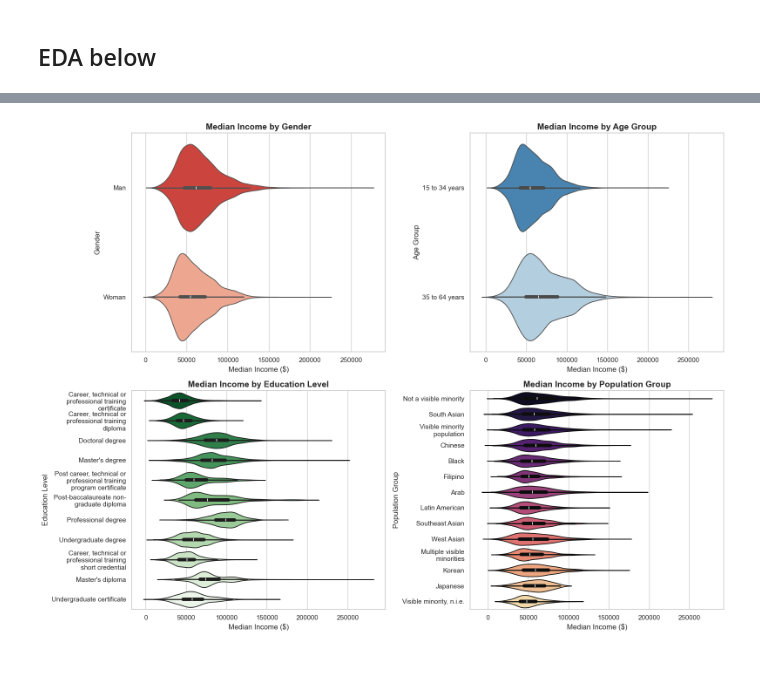
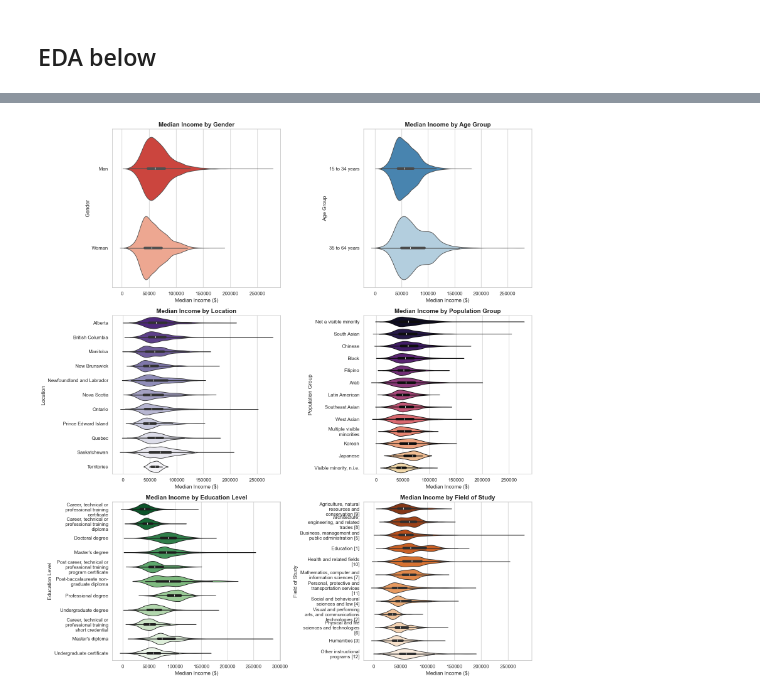
Before and after one commit to diverse-data-hub/diverse-data-hub.github.io, a Jupyter notebook: scripts/postgradincome.ipynb, the cells around one changed output, grey strips where cells are left out. Cells and saved outputs as stored; diff of their text form; code cells hidden in the pictures; blank space fills up the shorter version.

```diff
--- a/scripts/postgradincome.ipynb
+++ b/scripts/postgradincome.ipynb
@@ -265,15 +307,11 @@ plt.show()
 # %%
-import textwrap
-import matplotlib.pyplot as plt
-import seaborn as sns
-
-# Helper function to wrap long category strings
-def wrap_labels(labels, width=25):
+# Helper function to wrap long strings
+def wrap_labels(labels, width=20):
     return [textwrap.fill(str(label), width=width) for label in labels]
 
 # Set the visual style
 sns.set_theme(style="whitegrid")
-fig, axes = plt.subplots(2, 2, figsize=(16, 12))
+fig, axes = plt.subplots(3, 2, figsize=(16, 18))
 
 # 1. Income by Gender
 sns.violinplot(
@@ -283,37 +321,57 @@ sns.violinplot(
 axes[0, 0].set_title('Median Income by Gender', fontsize=14, fontweight='bold')
 axes[0, 0].set_xlabel('Median Income ($)')
 axes[0, 0].set_ylabel('Gender')
 
 # 2. Income by Age Group
 sns.violinplot(
     data=clean_data, x='median_income', y='age_group', hue='age_group',
     ax=axes[0, 1], inner='box', palette='Blues_r', legend=False
 )
 axes[0, 1].set_title('Median Income by Age Group', fontsize=14, fontweight='bold')
 axes[0, 1].set_xlabel('Median Income ($)')
 axes[0, 1].set_ylabel('Age Group')
 
-# 3. Income by Educational Qualification (with text wrapping)
+# 3. Income by Location (New)
 sns.violinplot(
-    data=clean_data, x='median_income', y='educational_qualification', hue='educational_qualification',
-    ax=axes[1, 0], inner='box', palette='Greens_r', legend=False
+    data=clean_data, x='median_income', y='location', hue='location',
+    ax=axes[1, 0], inner='box', palette='Purples_r', legend=False
 )
-axes[1, 0].set_title('Median Income by Education Level', fontsize=14, fontweight='bold')
+axes[1, 0].set_title('Median Income by Location', fontsize=14, fontweight='bold')
 axes[1, 0].set_xlabel('Median Income ($)')
-axes[1, 0].set_ylabel('Education Level')
+axes[1, 0].set_ylabel('Location')
 axes[1, 0].set_yticklabels(wrap_labels([t.get_text() for t in axes[1, 0].get_yticklabels()], width=25))
 
-# 4. Income by Population Group (with text wrapping)
+# 4. Income by Population Group
 sns.violinplot(
     data=clean_data, x='median_income', y='population_group', hue='population_group',
     ax=axes[1, 1], inner='box', palette='magma', legend=False
 )
 axes[1, 1].set_title('Median Income by Population Group', fontsize=14, fontweight='bold')
 axes[1, 1].set_xlabel('Median Income ($)')
 axes[1, 1].set_ylabel('Population Group')
 axes[1, 1].set_yticklabels(wrap_labels([t.get_text() for t in axes[1, 1].get_yticklabels()], width=25))
 
+# 5. Income by Educational Qualification
+sns.violinplot(
+    data=clean_data, x='median_income', y='educational_qualification', hue='educational_qualification',
+    ax=axes[2, 0], inner='box', palette='Greens_r', legend=False
+)
+axes[2, 0].set_title('Median Income by Education Level', fontsize=14, fontweight='bold')
+axes[2, 0].set_xlabel('Median Income ($)')
+axes[2, 0].set_ylabel('Education Level')
+axes[2, 0].set_yticklabels(wrap_labels([t.get_text() for t in axes[2, 0].get_yticklabels()], width=25))
+
+# 6. Income by Field of Study (New)
+sns.violinplot(
+    data=clean_data, x='median_income', y='field_of_study', hue='field_of_study',
+    ax=axes[2, 1], inner='box', palette='Oranges_r', legend=False
+)
+axes[2, 1].set_title('Median Income by Field of Study', fontsize=14, fontweight='bold')
+axes[2, 1].set_xlabel('Median Income ($)')
+axes[2, 1].set_ylabel('Field of Study')
+axes[2, 1].set_yticklabels(wrap_labels([t.get_text() for t in axes[2, 1].get_yticklabels()], width=25))
+
 plt.tight_layout()
 plt.show()
 # %% [output]
-[figure, old version]
+[figure, new version]
```
Also changed, not shown: parts of 4 cells of this notebook, 1 other file.
